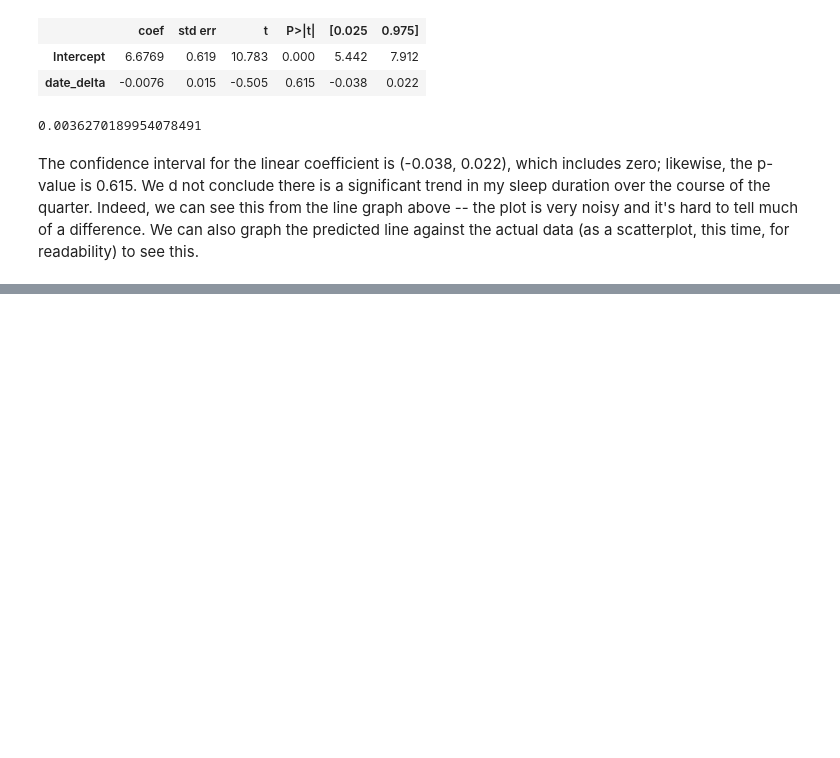
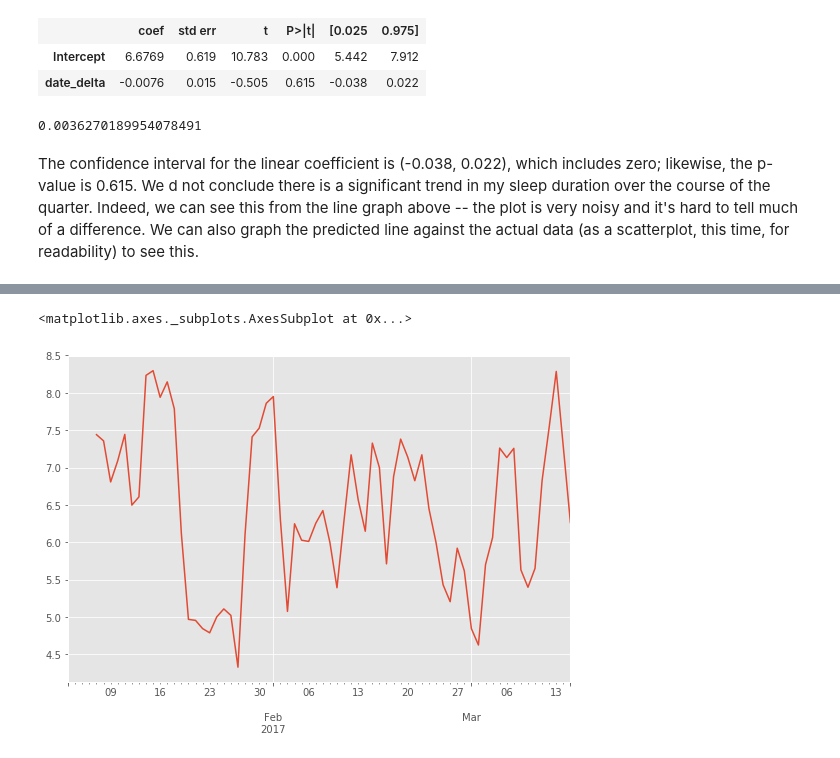
Before and after one commit to tuchandra/sleep-analysis, a Jupyter notebook: Stats and Sleep.ipynb, the cells around one changed output, grey strips where cells are left out. Cells and saved outputs as stored; diff of their text form; code cells hidden in the pictures; blank space fills up the shorter version.

```diff
--- a/Stats and Sleep.ipynb
+++ b/Stats and Sleep.ipynb
@@ -159,0 +159,5 @@ df["bedtime"].plot()
+# %%
+df.duration.rolling(center=False,window=5).mean().plot()
+# %% [output]
+<matplotlib.axes._subplots.AxesSubplot at 0x...>
+[figure, added]
```
Also changed, not shown: parts of 9 cells of this notebook.
